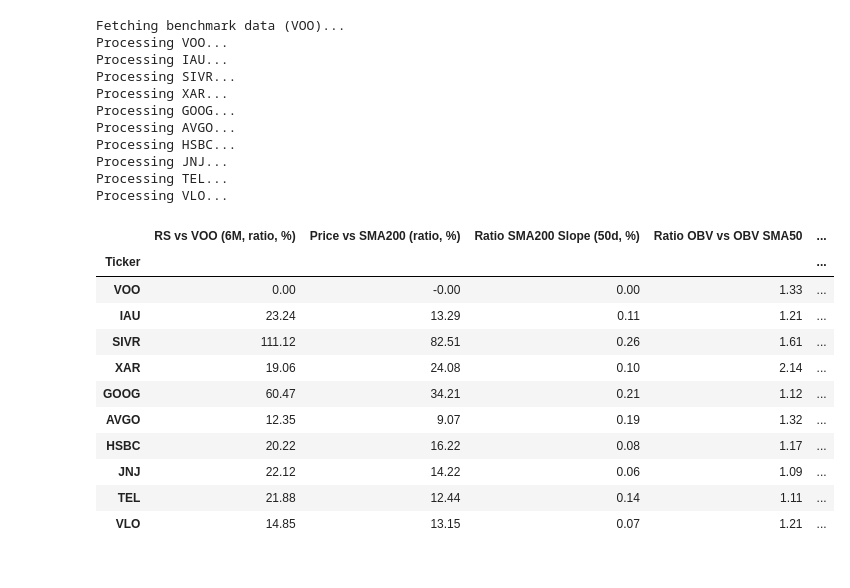
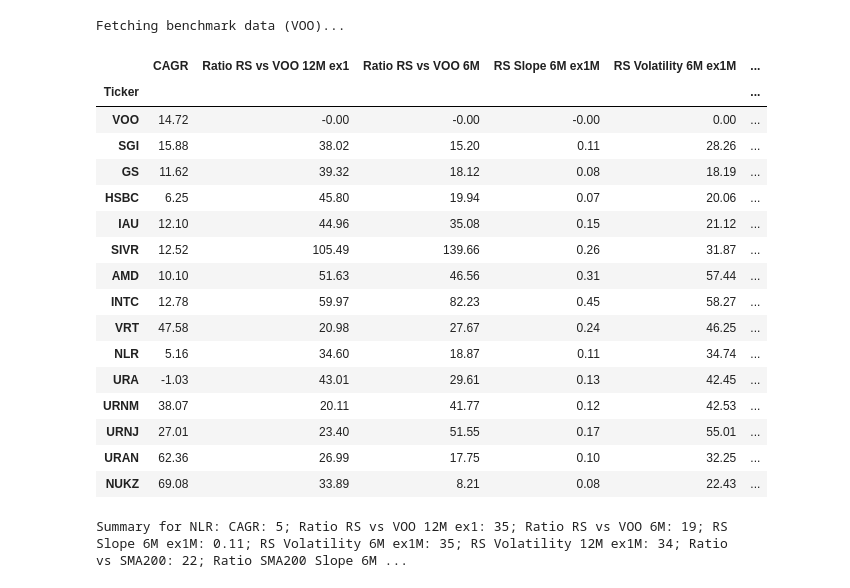
Before and after one commit to sacrom-wongbe/compounding-focus-finance-tooling, a Jupyter notebook: momentum.ipynb, the cells around one changed output. Drawn from its saved outputs; the diff is of its cells as text; code cells hidden in the pictures.

Commit message:
momentum updates

```diff
--- a/momentum.ipynb
+++ b/momentum.ipynb
@@ -327,30 +541,56 @@ def momentum_screener(tickers, period='1y', threshold_json='thresholds.json'):
     display(styled)
     return df
+# %%
+import json
+
+def concat_lists_from_json(json_path, list_names):
+    """
+    Given a JSON file containing a dict of lists, and a list of keys (list_names),
+    return a single concatenated list of all lists corresponding to those keys.
+    """
+    with open(json_path, 'r') as f:
+        data = json.load(f)
+    result = []
+    for name in list_names:
+        result.extend(data.get(name, []))
+    return result
+json_path = 'C:\\Users\\wongb\\compounding-focus-finance-tooling\\compounding-focus-finance-tooling\\holdings.json'
+etf_list = ['nuclear']
+etf_tickers = concat_lists_from_json(json_path, etf_list)
 # %%
 # Example usage
-tickers = ['VOO', 'IAU', 'SIVR', 'XAR', 'GOOG', 'AVGO', 'HSBC', 'JNJ', 'TEL', 'VLO']
-df = momentum_screener(tickers, period='1y')
+baseline_tickers = ['VOO']
+held_tickers = ['SGI', 'GS', 'HSBC', 'IAU', 'SIVR', 'AMD', 'INTC', 'VRT']
+potential_tickers = ['CFG', 'VSAT', 'ASTS', 'NXST', 'EL', 'HSBC', 'JNJ', 'MNST', 'GLW', 'SEB', 'ADM', 'CVS', 'LDOS', 'CMI']
+colder_tickers = ['TEL', 'GOOG', 'MS', 'GE', 'DDS', 'EA', 'IDXX', 'INSM', 'FER', 'ROST', 'FLEX', 'COHR', 'MDB']
+recovering_tickers = ['GILD', 'COR', 'CRUS', 'JBL', 'MCHP', 'BKR', 'CELH', 'BG', 'CASY', 'ENTG']
+hotter_tickers = ['STX', 'WDC', 'ASML', 'ADI', 'KLAC', 'LRCX', 'AMAT', 'MU', 'ULTA', 'GDX', 'AMKR', 'MTSI', 'ALAB', 'TER', 'SNDK', 'BAP', 'BBD']
+test_tickers = ['SETM', 'REMX', 'XME', 'IAU', 'URA', 'GDX', 'SIL', 'COPX', 'URNM',  'NLR','URNM', 'SMH', 'SOXX', 'AIRR', 'ICOP']
+tickers = baseline_tickers + held_tickers + etf_tickers
+from collections import Counter
+# Remove all duplicates, keep only one occurrence of each ticker
+tickers = list(dict.fromkeys(tickers))
+dupes = [item for item, count in Counter(tickers).items() if count > 1]
+if dupes:
+    print(f"Duplicate tickers found: {dupes}")
+else:
+    df = momentum_screener(tickers)
 # %% [output]
 Fetching benchmark data (VOO)...
-Processing VOO...
-Processing IAU...
-Processing SIVR...
-Processing XAR...
-Processing GOOG...
-Processing AVGO...
-Processing HSBC...
-Processing JNJ...
-Processing TEL...
-Processing VLO...
-|  | RS vs VOO (6M, ratio, %) | Price vs SMA200 (ratio, %) | Ratio SMA200 Slope (50d, %) | Ratio OBV vs OBV SMA50 | ... |
-| Ticker |  |  |  |  | ... |
-| VOO | 0.00 | -0.00 | 0.00 | 1.33 | ... |
-| IAU | 23.24 | 13.29 | 0.11 | 1.21 | ... |
-| SIVR | 111.12 | 82.51 | 0.26 | 1.61 | ... |
-| XAR | 19.06 | 24.08 | 0.10 | 2.14 | ... |
-| GOOG | 60.47 | 34.21 | 0.21 | 1.12 | ... |
-| AVGO | 12.35 | 9.07 | 0.19 | 1.32 | ... |
-| HSBC | 20.22 | 16.22 | 0.08 | 1.17 | ... |
-| JNJ | 22.12 | 14.22 | 0.06 | 1.09 | ... |
-| TEL | 21.88 | 12.44 | 0.14 | 1.11 | ... |
-| VLO | 14.85 | 13.15 | 0.07 | 1.21 | ... |
+|  | CAGR | Ratio RS vs VOO 12M ex1 | Ratio RS vs VOO 6M | RS Slope 6M ex1M | RS Volatility 6M ex1M | ... |
+| Ticker |  |  |  |  |  | ... |
+| VOO | 14.72 | -0.00 | -0.00 | -0.00 | 0.00 | ... |
+| SGI | 15.88 | 38.02 | 15.20 | 0.11 | 28.26 | ... |
+| GS | 11.62 | 39.32 | 18.12 | 0.08 | 18.19 | ... |
+| HSBC | 6.25 | 45.80 | 19.94 | 0.07 | 20.06 | ... |
+| IAU | 12.10 | 44.96 | 35.08 | 0.15 | 21.12 | ... |
+| SIVR | 12.52 | 105.49 | 139.66 | 0.26 | 31.87 | ... |
+| AMD | 10.10 | 51.63 | 46.56 | 0.31 | 57.44 | ... |
+| INTC | 12.78 | 59.97 | 82.23 | 0.45 | 58.27 | ... |
+| VRT | 47.58 | 20.98 | 27.67 | 0.24 | 46.25 | ... |
+| NLR | 5.16 | 34.60 | 18.87 | 0.11 | 34.74 | ... |
+| URA | -1.03 | 43.01 | 29.61 | 0.13 | 42.45 | ... |
+| URNM | 38.07 | 20.11 | 41.77 | 0.12 | 42.53 | ... |
+| URNJ | 27.01 | 23.40 | 51.55 | 0.17 | 55.01 | ... |
+| URAN | 62.36 | 26.99 | 17.75 | 0.10 | 32.25 | ... |
+| NUKZ | 69.08 | 33.89 | 8.21 | 0.08 | 22.43 | ... |
@@ -356,0 +632,5 @@ Processing VLO...
+# %%
+stock = 'NLR'
+print_summary_stat(df, stock)
+# %% [output]
+Summary for NLR: CAGR: 5; Ratio RS vs VOO 12M ex1: 35; Ratio RS vs VOO 6M: 19; RS Slope 6M ex1M: 0.11; RS Volatility 6M ex1M: 35; RS Volatility 12M ex1M: 34; Ratio vs SMA200: 22; Ratio SMA200 Slope 6M ...
```
Also changed, not shown: parts of 3 cells of this notebook, 2 other files.
